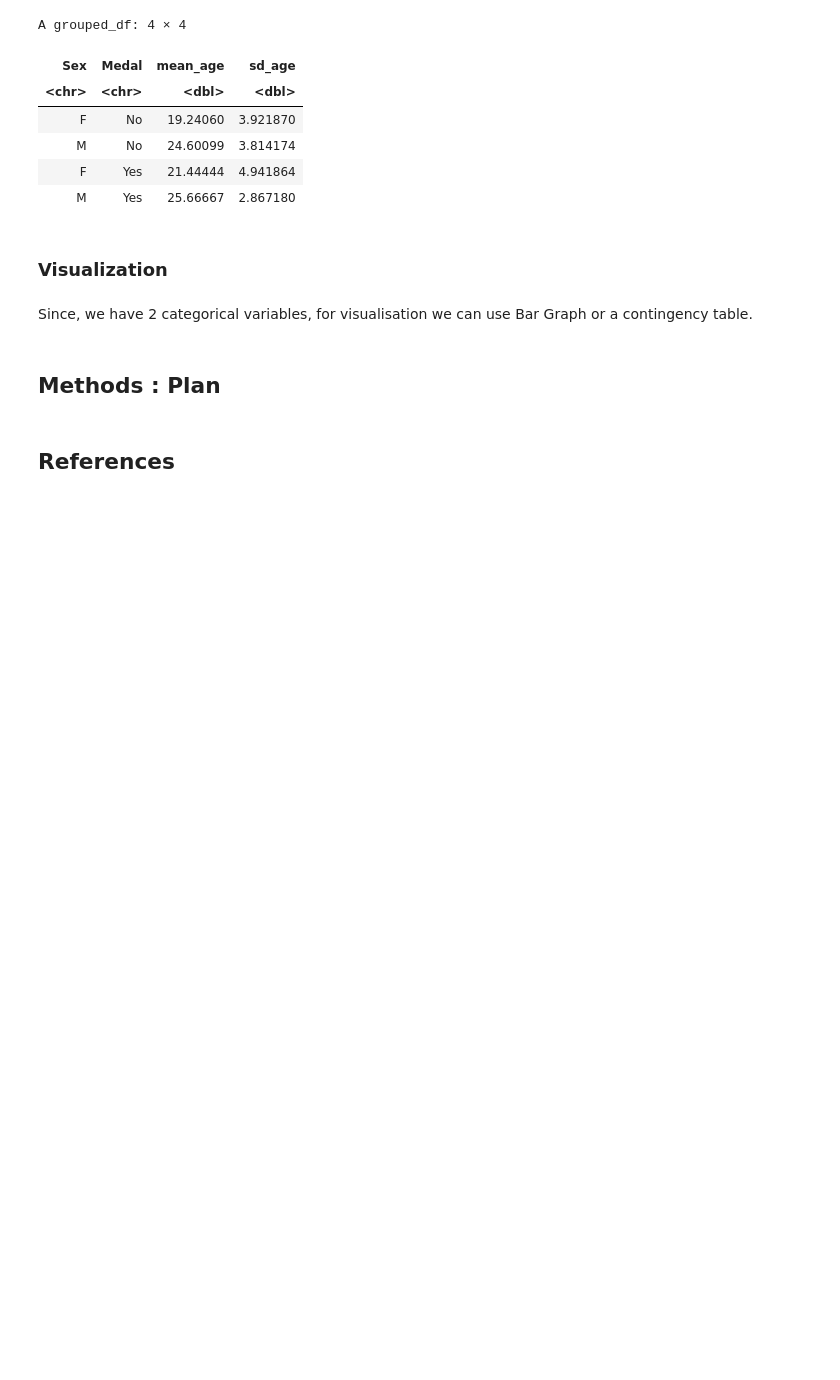
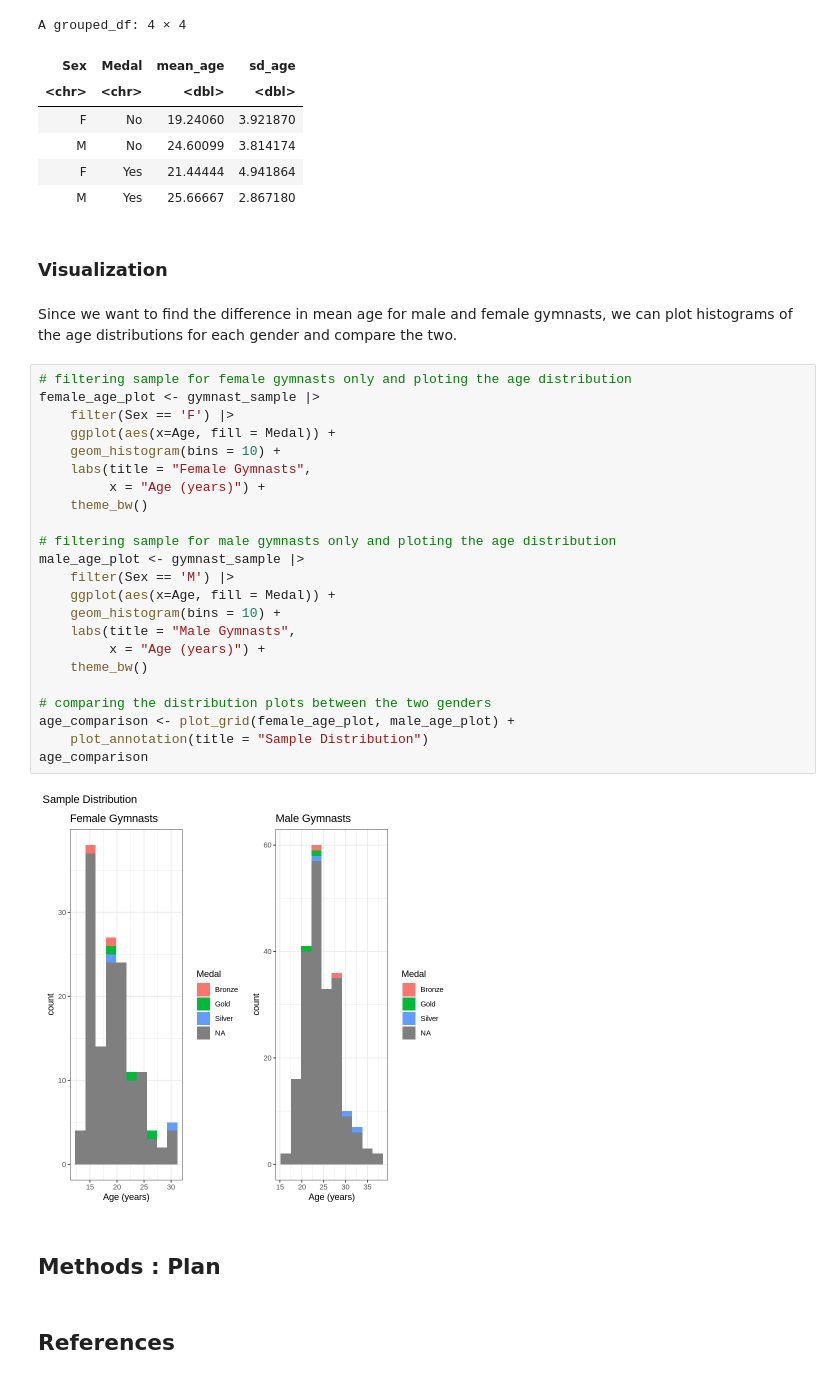
Before and after one commit to aryanballani/STAT201_group20, a Jupyter notebook: ProjectProposal.ipynb, the cells around one changed output. Drawn from its saved outputs; the diff is of its cells as text; blank space fills up the shorter version.

Commit message:
visualization

```diff
--- a/ProjectProposal.ipynb
+++ b/ProjectProposal.ipynb
@@ -151,7 +151,32 @@ A grouped_df: 4 × 4
 # %% [markdown]
 ### Visualization
 # %% [markdown]
-Since, we have 2 categorical variables, for visualisation we can use Bar Graph or a contingency table.
+Since we want to find the difference in mean age for male and female gymnasts, we can plot histograms of the age distributions for each gender and compare the two.
+# %%
+# filtering sample for female gymnasts only and ploting the age distribution
+female_age_plot <- gymnast_sample |>
+    filter(Sex == 'F') |>
+    ggplot(aes(x=Age, fill = Medal)) +
+    geom_histogram(bins = 10) +
+    labs(title = "Female Gymnasts",
+         x = "Age (years)") +
+    theme_bw()
+
+# filtering sample for male gymnasts only and ploting the age distribution
+male_age_plot <- gymnast_sample |>
+    filter(Sex == 'M') |>
+    ggplot(aes(x=Age, fill = Medal)) +
+    geom_histogram(bins = 10) +
+    labs(title = "Male Gymnasts",
+         x = "Age (years)") +
+    theme_bw()
+
+# comparing the distribution plots between the two genders
+age_comparison <- plot_grid(female_age_plot, male_age_plot) +
+    plot_annotation(title = "Sample Distribution")
+age_comparison
+# %% [output]
+[figure, added]
 # %% [markdown]
 ## Methods : Plan
 # %% [markdown]
```
